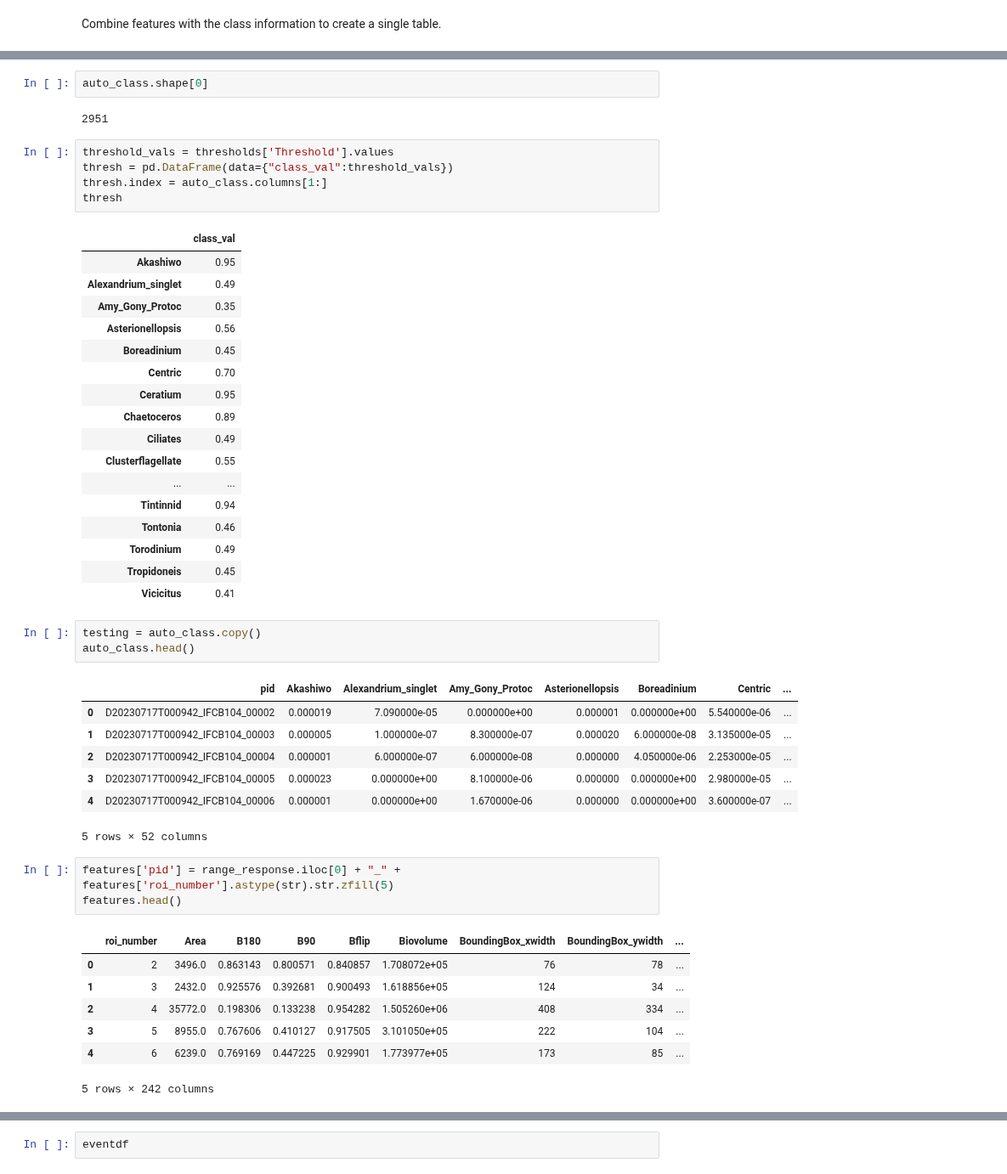
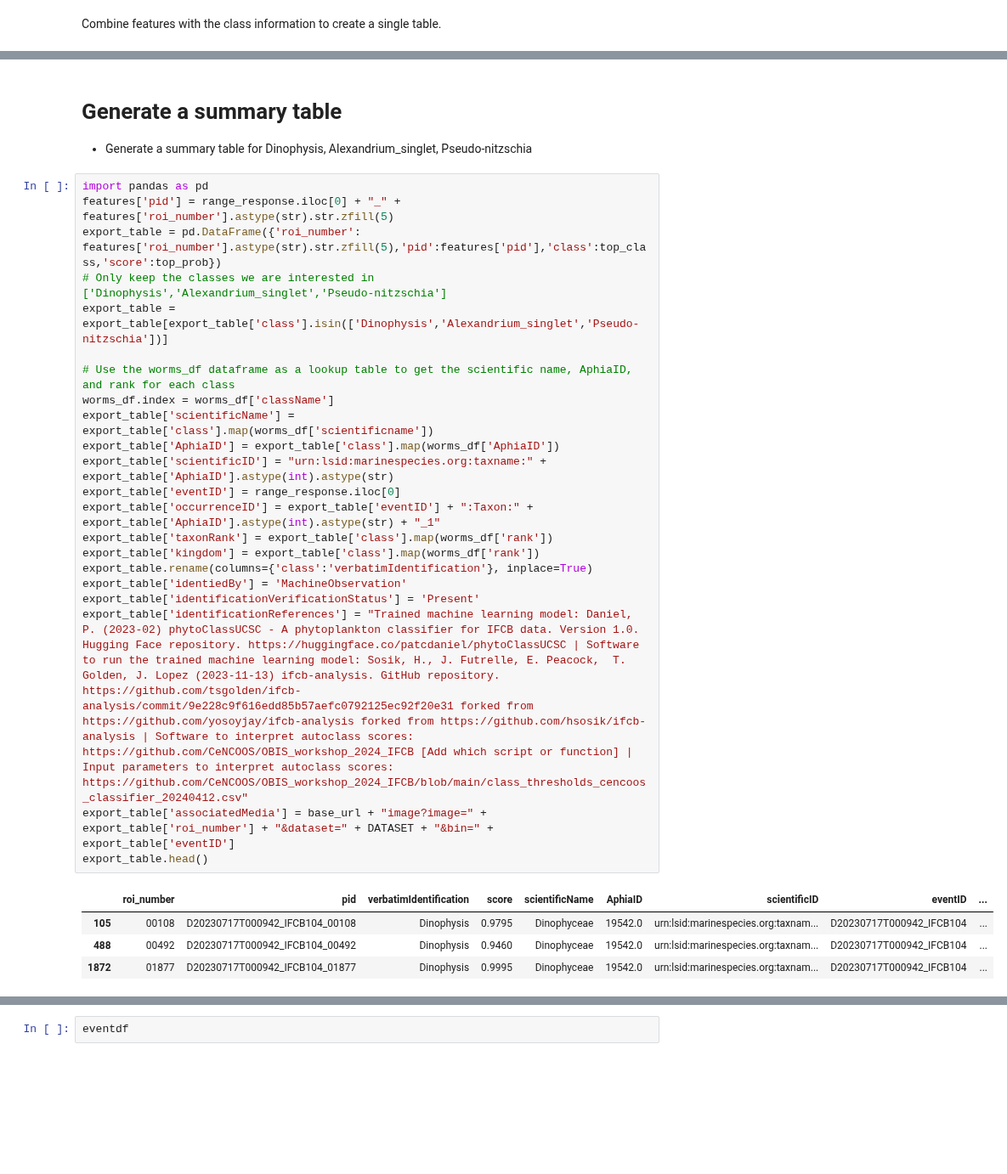
Before and after one commit to CeNCOOS/OBIS_workshop_2024_IFCB, a Jupyter notebook: notebooks/getSantaCruzdata.ipynb, the cells around one changed output, grey strips where cells are left out. Shown at 85% size. Saved outputs shown, nothing was run; the diff lists cells and outputs as text; blank space fills up the shorter version.

Commit message:
Got to the summary table, need to finish event table

```diff
--- a/notebooks/getSantaCruzdata.ipynb
+++ b/notebooks/getSantaCruzdata.ipynb
@@ -410,49 +396,31 @@ Length: 2951, dtype: int64
-# %%
-auto_class.shape[0]
-# %% [output]
-2951
-# %%
-threshold_vals = thresholds['Threshold'].values
-thresh = pd.DataFrame(data={"class_val":threshold_vals})
-thresh.index = auto_class.columns[1:]
-thresh
-# %% [output]
-|  | class_val |
-| Akashiwo | 0.95 |
-| Alexandrium_singlet | 0.49 |
-| Amy_Gony_Protoc | 0.35 |
-| Asterionellopsis | 0.56 |
-| Boreadinium | 0.45 |
-| Centric | 0.70 |
-| Ceratium | 0.95 |
-| Chaetoceros | 0.89 |
-| Ciliates | 0.49 |
-| Clusterflagellate | 0.55 |
-| ... | ... |
-| Tintinnid | 0.94 |
-| Tontonia | 0.46 |
-| Torodinium | 0.49 |
-| Tropidoneis | 0.45 |
-| Vicicitus | 0.41 |
-# %%
-testing = auto_class.copy()
-auto_class.head()
-# %% [output]
-|  | pid | Akashiwo | Alexandrium_singlet | Amy_Gony_Protoc | Asterionellopsis | Boreadinium | Centric | ... |
-| 0 | D20230717T000942_IFCB104_00002 | 0.000019 | 7.090000e-05 | 0.000000e+00 | 0.000001 | 0.000000e+00 | 5.540000e-06 | ... |
-| 1 | D20230717T000942_IFCB104_00003 | 0.000005 | 1.000000e-07 | 8.300000e-07 | 0.000020 | 6.000000e-08 | 3.135000e-05 | ... |
-| 2 | D20230717T000942_IFCB104_00004 | 0.000001 | 6.000000e-07 | 6.000000e-08 | 0.000000 | 4.050000e-06 | 2.253000e-05 | ... |
-| 3 | D20230717T000942_IFCB104_00005 | 0.000023 | 0.000000e+00 | 8.100000e-06 | 0.000000 | 0.000000e+00 | 2.980000e-05 | ... |
-| 4 | D20230717T000942_IFCB104_00006 | 0.000001 | 0.000000e+00 | 1.670000e-06 | 0.000000 | 0.000000e+00 | 3.600000e-07 | ... |
-5 rows × 52 columns
+# %% [markdown]
+# Generate a summary table #
+
+- Generate a summary table for Dinophysis, Alexandrium_singlet, Pseudo-nitzschia
 # %%
+import pandas as pd
 features['pid'] = range_response.iloc[0] + "_" + features['roi_number'].astype(str).str.zfill(5)
-features.head()
+export_table = pd.DataFrame({'roi_number': features['roi_number'].astype(str).str.zfill(5),'pid':features['pid'],'class':top_class,'score':top_prob})
+# Only keep the classes we are interested in ['Dinophysis','Alexandrium_singlet','Pseudo-nitzschia']
+export_table = export_table[export_table['class'].isin(['Dinophysis','Alexandrium_singlet','Pseudo-nitzschia'])]
+
+# Use the worms_df dataframe as a lookup table to get the scientific name, AphiaID, and rank for each class
+worms_df.index = worms_df['className']
+export_table['scientificName'] = export_table['class'].map(worms_df['scientificname'])
+export_table['AphiaID'] = export_table['class'].map(worms_df['AphiaID'])
+export_table['scientificID'] = "urn:lsid:marinespecies.org:taxname:" + export_table['AphiaID'].astype(int).astype(str)
+export_table['eventID'] = range_response.iloc[0]
+export_table['occurrenceID'] = export_table['eventID'] + ":Taxon:" + export_table['AphiaID'].astype(int).astype(str) + "_1"
+export_table['taxonRank'] = export_table['class'].map(worms_df['rank'])
+export_table['kingdom'] = export_table['class'].map(worms_df['rank'])
+export_table.rename(columns={'class':'verbatimIdentification'}, inplace=True)
+export_table['identiedBy'] = 'MachineObservation'
+export_table['identificationVerificationStatus'] = 'Present'
+export_table['identificationReferences'] = "Trained machine learning model: Daniel, P. (2023-02) phytoClassUCSC - A phytoplankton classifier for IFCB data. Version 1.0. Hugging Face repository. https://huggingface.co/patcdaniel/phytoClassUCSC | Software to run the trained machine learning model: Sosik, H., J. Futrelle, E. Peacock,  T. Golden, J. Lopez (2023-11-13) ifcb-analysis. GitHub repository. https://github.com/tsgolden/ifcb-analysis/commit/9e228c9f616edd85b57aefc0792125ec92f20e31 forked from https://github.com/yosoyjay/ifcb-analysis forked from https://github.com/hsosik/ifcb-analysis | Software to interpret autoclass scores: https://github.com/CeNCOOS/OBIS_workshop_2024_IFCB [Add which script or function] | Input parameters to interpret autoclass scores: https://github.com/CeNCOOS/OBIS_workshop_2024_IFCB/blob/main/class_thresholds_cencoos_classifier_20240412.csv"
+export_table['associatedMedia'] = base_url + "image?image=" + export_table['roi_number'] + "&dataset=" + DATASET + "&bin=" + export_table['eventID']
+export_table.head()
 # %% [output]
-|  | roi_number | Area | B180 | B90 | Bflip | Biovolume | BoundingBox_xwidth | BoundingBox_ywidth | ... |
-| 0 | 2 | 3496.0 | 0.863143 | 0.800571 | 0.840857 | 1.708072e+05 | 76 | 78 | ... |
-| 1 | 3 | 2432.0 | 0.925576 | 0.392681 | 0.900493 | 1.618856e+05 | 124 | 34 | ... |
-| 2 | 4 | 35772.0 | 0.198306 | 0.133238 | 0.954282 | 1.505260e+06 | 408 | 334 | ... |
-| 3 | 5 | 8955.0 | 0.767606 | 0.410127 | 0.917505 | 3.101050e+05 | 222 | 104 | ... |
-| 4 | 6 | 6239.0 | 0.769169 | 0.447225 | 0.929901 | 1.773977e+05 | 173 | 85 | ... |
+|  | roi_number | pid | verbatimIdentification | score | scientificName | AphiaID | scientificID | eventID | ... |
+| 105 | 00108 | D20230717T000942_IFCB104_00108 | Dinophysis | 0.9795 | Dinophyceae | 19542.0 | urn:lsid:marinespecies.org:taxnam... | D20230717T000942_IFCB104 | ... |
+| 488 | 00492 | D20230717T000942_IFCB104_00492 | Dinophysis | 0.9460 | Dinophyceae | 19542.0 | urn:lsid:marinespecies.org:taxnam... | D20230717T000942_IFCB104 | ... |
+| 1872 | 01877 | D20230717T000942_IFCB104_01877 | Dinophysis | 0.9995 | Dinophyceae | 19542.0 | urn:lsid:marinespecies.org:taxnam... | D20230717T000942_IFCB104 | ... |
-5 rows × 242 columns
```
Also changed, not shown: parts of 25 cells of this notebook, 1 other file.
